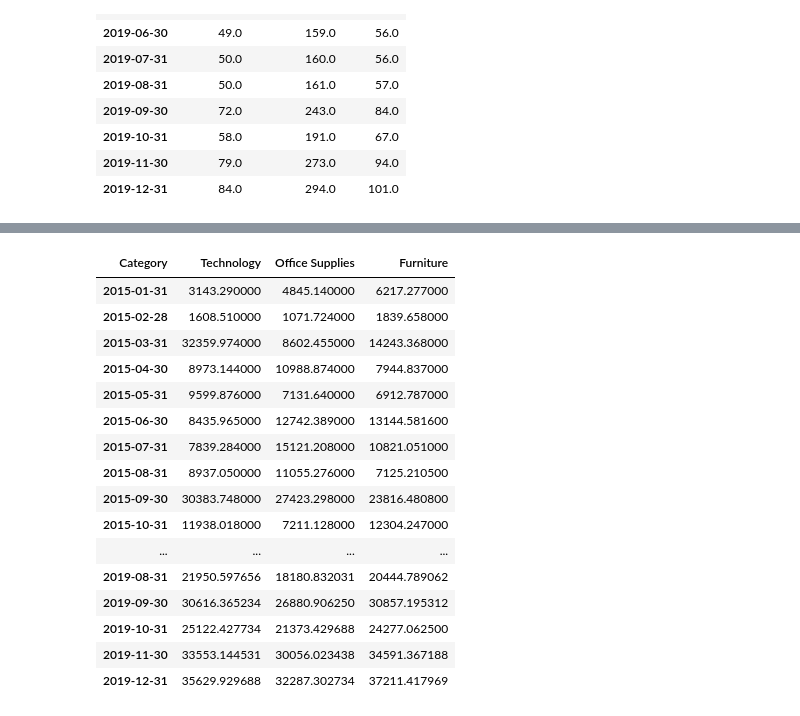
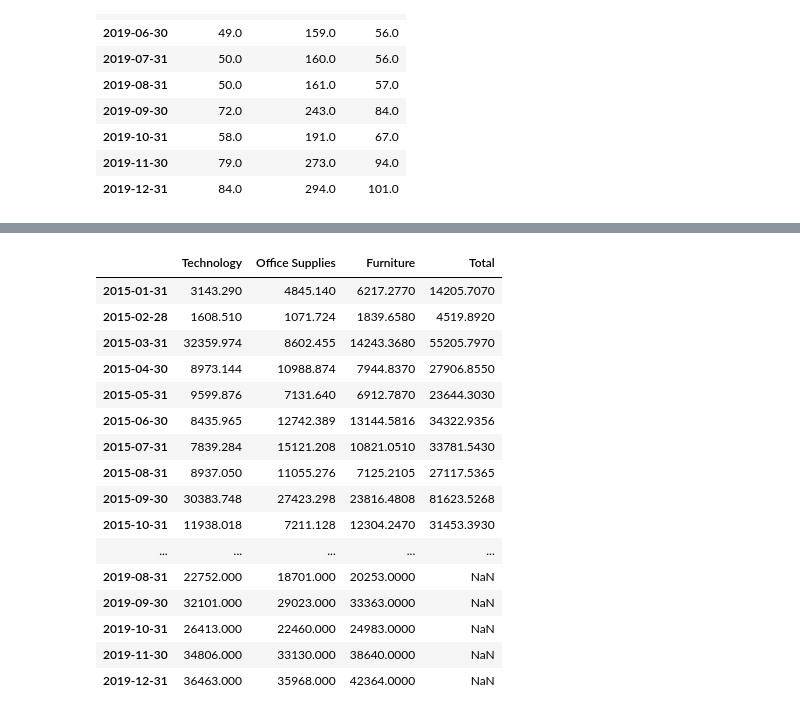
Before and after one commit to pmunozdl/TFG, a Jupyter notebook: nuevaVersión.ipynb, the cells around one changed output, grey strips where cells are left out. Cells and saved outputs as stored; diff of their text form; code cells hidden in the pictures.

```diff
--- a/nuevaVersión.ipynb
+++ b/nuevaVersión.ipynb
@@ -617,7 +465,7 @@ X_test
 regr = linear_model.LinearRegression()
 regr.fit(Y_trainP,X_trainP)
 X_predRLEsc2019 = regr.predict(Y_testP)
-X_predRL2019 = np.round(scalerVent.inverse_transform(X_predRLEsc2019))
+X_predRL2019 = np.round(scalerUni.inverse_transform(X_predRLEsc2019))
 X_predRL2019 = pd.DataFrame(X_predRL2019,index = y_predSE2019.index, columns=["Total"])
 X_predRL2019
 # %% [output]
@@ -685,7 +591,7 @@ array([[-1.34105725e-03,  1.16206653e-03, -1.09706603e-04],
        [-3.99004823e-01,  3.45749706e-01, -3.26410104e-02],
        [-4.55595910e-01,  3.94787589e-01, -3.72705040e-02]])
 # %%
-X_predRLCat = scalerVentasCat.inverse_transform(X_predRLCatEsc)
+X_predRLCat = scalerUniCat.inverse_transform(X_predRLCatEsc)
 X_predRLCat = pd.DataFrame(X_predRLCat,index = y_predSE2019.index,columns = pdArray_concatenado.columns)
 X_predRLCat
 # %% [output]
@@ -722,14 +628,13 @@ prediccionVentas2019Cat
 | 2019-11-30 | 79.0 | 273.0 | 94.0 |
 | 2019-12-31 | 84.0 | 294.0 | 101.0 |
 # %%
-#ingresos por categoría
-#hago una predicción entre ventas por categoría e ingresos por categoría. Tengo que obtener los ingresos por categoría entre 2016 y 2018
-#preparo los datos y luego pruebo con algoritmos rf, rl y rn
-
-df_resultadoIng2 = df3.groupby('Category').resample("ME",on="Order_Date").sum() #ingresos de entrenamiento
-df_resultadoIng2 = df_resultadoIng2[["Total"]]
-df_resultadoIng2 = df_resultadoIng2.unstack(level=0)
-df_resultadoIng2.columns = df_resultadoIng2.columns.droplevel(0)
-df_resultadoIng2 = df_resultadoIng2[["Technology","Office Supplies","Furniture"]]
-df_resultadoIng2
+#ventas por categoría
+#se hace una predicción con las unidades vendidas por categoría para obtener ventas por categoría. Tengo que obtener los ingresos por categoría entre 2016 y 2018
+df_resultadoVent2 = df3.groupby('Category').resample("ME",on="Order_Date").sum() #ingresos de entrenamiento
+df_resultadoVent2 = df_resultadoVent2[["Total"]]
+df_resultadoVent2 = df_resultadoVent2.unstack(level=0)
+df_resultadoVent2.columns = df_resultadoVent2.columns.droplevel(0)
+df_resultadoVent2 = df_resultadoVent2[["Technology","Office Supplies","Furniture"]]
+df_resultadoVent2["Total"] = df_resultadoVent
+df_resultadoVent2
 # %% [output]
@@ -862,5 +703,8 @@ WARNING:tensorflow:5 out of the last 5 calls to <function TensorFlowTrainer.make
 # %%
-predIngCat2019RN = scalerIngCat.inverse_transform(predIngCat2019RNEsc)
-predIngCat2019 = pd.DataFrame(predIngCat2019RN,columns = df_resultadoIng2.columns, index = prediccionVentas2019Cat.index.values)
-predIngCat2019
+predVentCat2019RN = scalerVentCat.inverse_transform(predVentCat2019RNEsc)
+predVentCat2019RN = pd.DataFrame(predVentCat2019RN,columns=X_predRLCat.columns, index = X_predRLCat.index.values)
+#una vez tenemos los porcentajes predichos, los multiplicamos por los ingresos de 2019 para desglosar los ingresos por categoría
+predVentCat2019 = np.round(y_predSE2019.values * predVentCat2019RN.values)
+predVentCat2019 = pd.DataFrame(predVentCat2019,columns = prediccionUnidades2019Cat.columns, index = prediccionUnidades2019Cat.index.values)
+predVentCat2019
 # %% [output]
@@ -880,27 +724,27 @@ predIngCat2019
 # %%
 #obtener ingresos totales 5 años, ventas totales 5 años, ventas categoría 5 años, e ingresos por categoría 5 años
 #ingresos por categoría 5 años
-IngCatFinal = pd.concat([df_resultadoIng2, predIngCat2019], axis=0)
-VentCatFinal = pd.concat([df_resultadoVent2[["Technology","Office Supplies","Furniture"]], prediccionVentas2019Cat], axis=0)
-IngFinal = pd.concat([df_resultadoIng, dfy_predSE2019])
-VentFinal = pd.concat([df_resultadoVent, X_predRL2019])
-IngCatFinal
+VentCatFinal = pd.concat([df_resultadoVent2, predVentCat2019], axis=0) #ventas totales 5 años
+UniCatFinal = pd.concat([df_resultadoUni2[["Technology","Office Supplies","Furniture"]].astype(int), prediccionUnidades2019Cat.astype(int)], axis=0)
+VentFinal = pd.concat([df_resultadoVent, dfy_predSE2019])
+UniFinal = pd.concat([df_resultadoUni.astype(int), X_predRL2019.astype(int)])
+VentCatFinal
 # %% [output]
-| Category | Technology | Office Supplies | Furniture |
-| 2015-01-31 | 3143.290000 | 4845.140000 | 6217.277000 |
-| 2015-02-28 | 1608.510000 | 1071.724000 | 1839.658000 |
-| 2015-03-31 | 32359.974000 | 8602.455000 | 14243.368000 |
-| 2015-04-30 | 8973.144000 | 10988.874000 | 7944.837000 |
-| 2015-05-31 | 9599.876000 | 7131.640000 | 6912.787000 |
-| 2015-06-30 | 8435.965000 | 12742.389000 | 13144.581600 |
-| 2015-07-31 | 7839.284000 | 15121.208000 | 10821.051000 |
-| 2015-08-31 | 8937.050000 | 11055.276000 | 7125.210500 |
-| 2015-09-30 | 30383.748000 | 27423.298000 | 23816.480800 |
-| 2015-10-31 | 11938.018000 | 7211.128000 | 12304.247000 |
-| ... | ... | ... | ... |
-| 2019-08-31 | 21950.597656 | 18180.832031 | 20444.789062 |
-| 2019-09-30 | 30616.365234 | 26880.906250 | 30857.195312 |
-| 2019-10-31 | 25122.427734 | 21373.429688 | 24277.062500 |
-| 2019-11-30 | 33553.144531 | 30056.023438 | 34591.367188 |
-| 2019-12-31 | 35629.929688 | 32287.302734 | 37211.417969 |
+|  | Technology | Office Supplies | Furniture | Total |
+| 2015-01-31 | 3143.290 | 4845.140 | 6217.2770 | 14205.7070 |
+| 2015-02-28 | 1608.510 | 1071.724 | 1839.6580 | 4519.8920 |
+| 2015-03-31 | 32359.974 | 8602.455 | 14243.3680 | 55205.7970 |
+| 2015-04-30 | 8973.144 | 10988.874 | 7944.8370 | 27906.8550 |
+| 2015-05-31 | 9599.876 | 7131.640 | 6912.7870 | 23644.3030 |
+| 2015-06-30 | 8435.965 | 12742.389 | 13144.5816 | 34322.9356 |
+| 2015-07-31 | 7839.284 | 15121.208 | 10821.0510 | 33781.5430 |
+| 2015-08-31 | 8937.050 | 11055.276 | 7125.2105 | 27117.5365 |
+| 2015-09-30 | 30383.748 | 27423.298 | 23816.4808 | 81623.5268 |
+| 2015-10-31 | 11938.018 | 7211.128 | 12304.2470 | 31453.3930 |
+| ... | ... | ... | ... | ... |
+| 2019-08-31 | 22752.000 | 18701.000 | 20253.0000 | NaN |
+| 2019-09-30 | 32101.000 | 29023.000 | 33363.0000 | NaN |
+| 2019-10-31 | 26413.000 | 22460.000 | 24983.0000 | NaN |
+| 2019-11-30 | 34806.000 | 33130.000 | 38640.0000 | NaN |
+| 2019-12-31 | 36463.000 | 35968.000 | 42364.0000 | NaN |
 # %%
```
Also changed, not shown: parts of 56 cells of this notebook, 1 other file.
